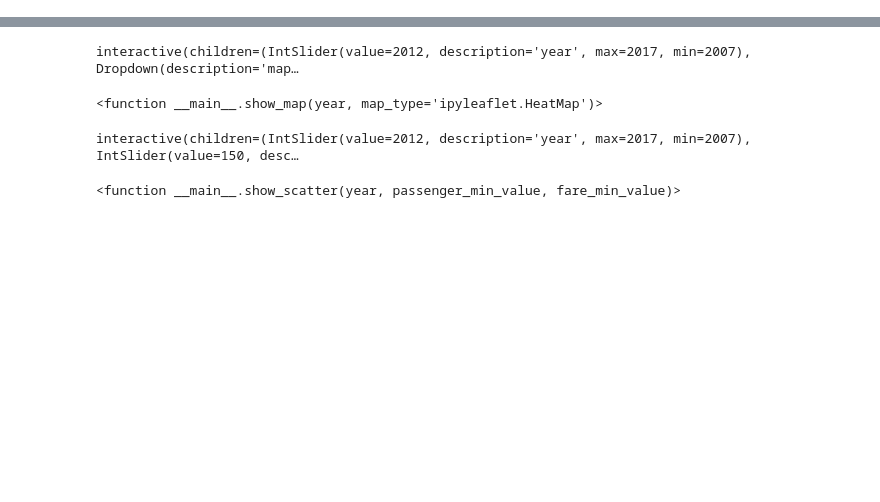
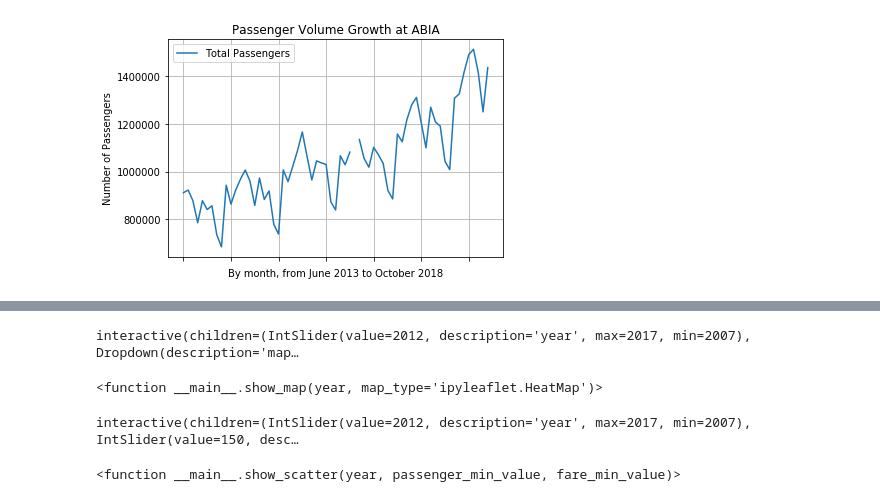
Before and after one commit to ddcruz/Project1, a Jupyter notebook: pyATX1.ipynb, the cells around one changed output, grey strips where cells are left out. Cells and saved outputs as stored; diff of their text form; code cells hidden in the pictures; blank space fills up the shorter version.

```diff
--- a/pyATX1.ipynb
+++ b/pyATX1.ipynb
@@ -9,3 +9,15 @@ from config import gkey
 from matplotlib import pyplot as plt, cm
 from ipyleaflet import Map, Heatmap
 from ipywidgets import interact
+# %%
+#read in Alan's cleaned up file
+df = pd.read_csv("./resources/data/AUS_monthly_passengers_clean.csv")
+
+df.plot(x="Month", y="Total Passengers", kind="line", grid=True)
+plt.xlabel("By month, from June 2013 to October 2018")
+plt.ylabel("Number of Passengers")
+plt.title("Passenger Volume Growth at ABIA")
+plt.savefig("./resources/images/monthly_passengers.png")
+plt.show()
+# %% [output]
+[figure, added]
```
Also changed, not shown: parts of 6 cells of this notebook, 2 other files.
